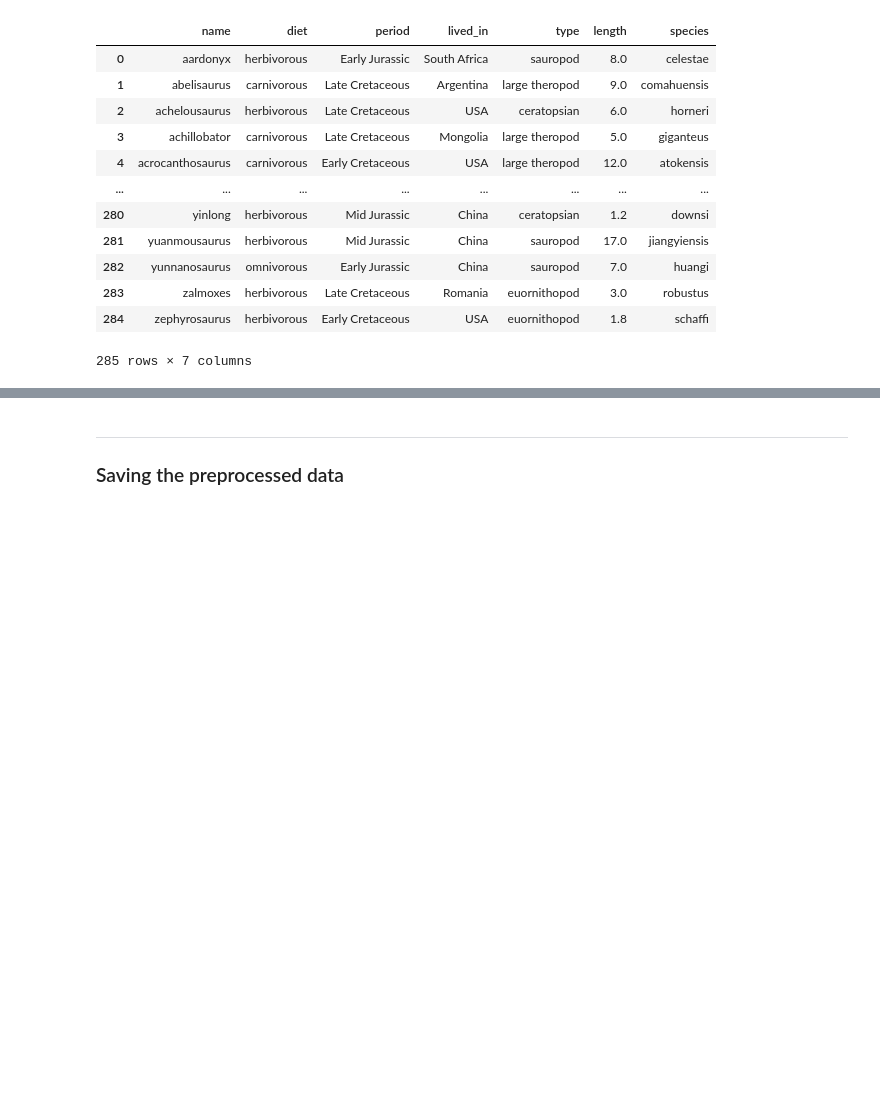
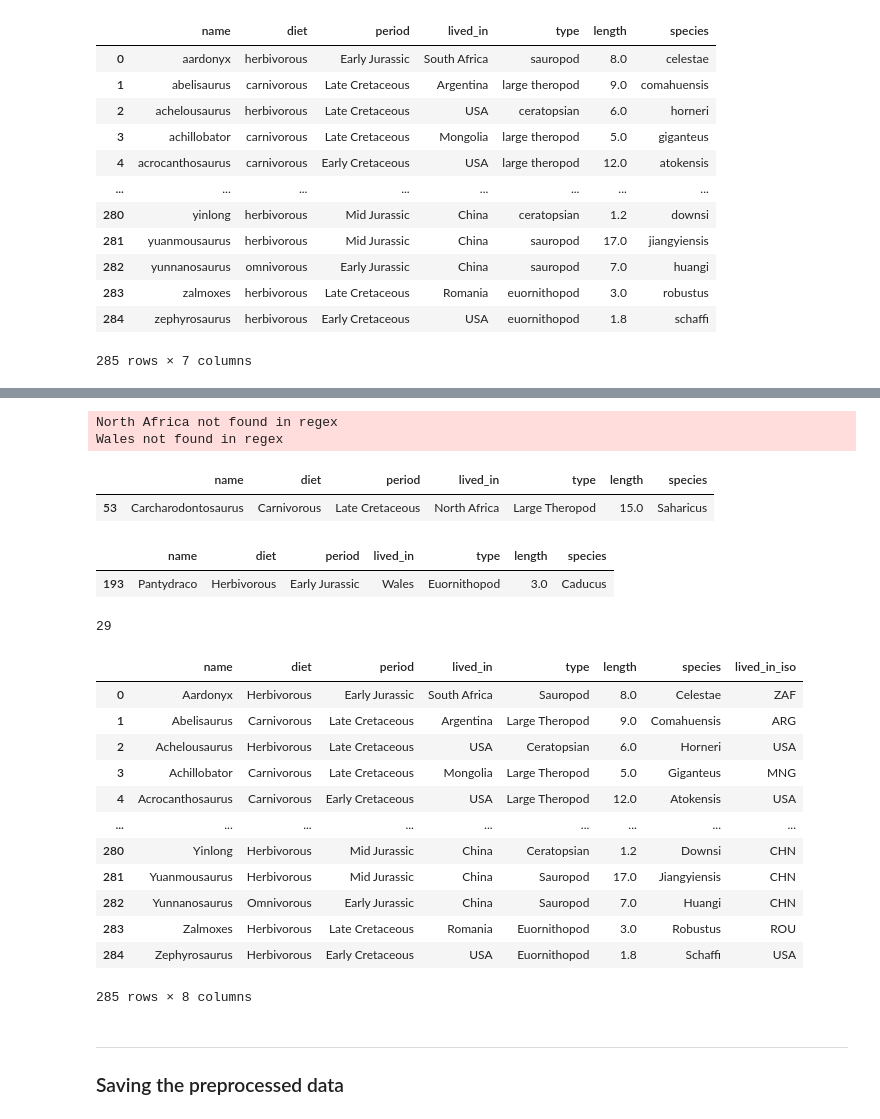
Before and after one commit to yorozuya-2003/Dinosaur-World, a Jupyter notebook: data/data_preprocessing.ipynb, the cells around one changed output, grey strips where cells are left out. Saved outputs shown, nothing was run; the diff lists cells and outputs as text; code cells hidden in the pictures; blank space fills up the shorter version.

Commit message:
capitalized labels in data, added country iso-3 codes in data

```diff
--- a/data/data_preprocessing.ipynb
+++ b/data/data_preprocessing.ipynb
@@ -197,0 +204,3 @@ df
+# %%
+for each in cols_to_capitalize:
+    df[each] = list(map(lambda x: x.title(), df[each]))
@@ -197,0 +230,7 @@ df
+# %%
+cc = coco.CountryConverter()
+# %%
+iso_codes = cc.convert(country_list, to='ISO3')
+# %% [output]
+North Africa not found in regex
+Wales not found in regex
@@ -198,3 +240,38 @@ df
+# %%
+df[df.lived_in=='North Africa']
+# %% [output]
+|  | name | diet | period | lived_in | type | length | species |
+| 53 | Carcharodontosaurus | Carnivorous | Late Cretaceous | North Africa | Large Theropod | 15.0 | Saharicus |
+# %%
+df[df.lived_in=='Wales']
+# %% [output]
+|  | name | diet | period | lived_in | type | length | species |
+| 193 | Pantydraco | Herbivorous | Early Jurassic | Wales | Euornithopod | 3.0 | Caducus |
+# %%
+df.at[53, 'lived_in'] = 'South Africa'
+df.at[193, 'lived_in'] = 'United Kingdom'
+# %%
+df.lived_in.nunique()
+# %% [output]
+29
+# %%
+df['lived_in_iso'] = cc.pandas_convert(series=df.lived_in, to='ISO3')
+# %%
+df
+# %% [output]
+|  | name | diet | period | lived_in | type | length | species | lived_in_iso |
+| 0 | Aardonyx | Herbivorous | Early Jurassic | South Africa | Sauropod | 8.0 | Celestae | ZAF |
+| 1 | Abelisaurus | Carnivorous | Late Cretaceous | Argentina | Large Theropod | 9.0 | Comahuensis | ARG |
+| 2 | Achelousaurus | Herbivorous | Late Cretaceous | USA | Ceratopsian | 6.0 | Horneri | USA |
+| 3 | Achillobator | Carnivorous | Late Cretaceous | Mongolia | Large Theropod | 5.0 | Giganteus | MNG |
+| 4 | Acrocanthosaurus | Carnivorous | Early Cretaceous | USA | Large Theropod | 12.0 | Atokensis | USA |
+| ... | ... | ... | ... | ... | ... | ... | ... | ... |
+| 280 | Yinlong | Herbivorous | Mid Jurassic | China | Ceratopsian | 1.2 | Downsi | CHN |
+| 281 | Yuanmousaurus | Herbivorous | Mid Jurassic | China | Sauropod | 17.0 | Jiangyiensis | CHN |
+| 282 | Yunnanosaurus | Omnivorous | Early Jurassic | China | Sauropod | 7.0 | Huangi | CHN |
+| 283 | Zalmoxes | Herbivorous | Late Cretaceous | Romania | Euornithopod | 3.0 | Robustus | ROU |
+| 284 | Zephyrosaurus | Herbivorous | Early Cretaceous | USA | Euornithopod | 1.8 | Schaffi | USA |
+285 rows × 8 columns
 # %% [markdown]
 ---
 ### Saving the preprocessed data
```
Also changed, not shown: parts of 7 cells of this notebook, 1 other file.
